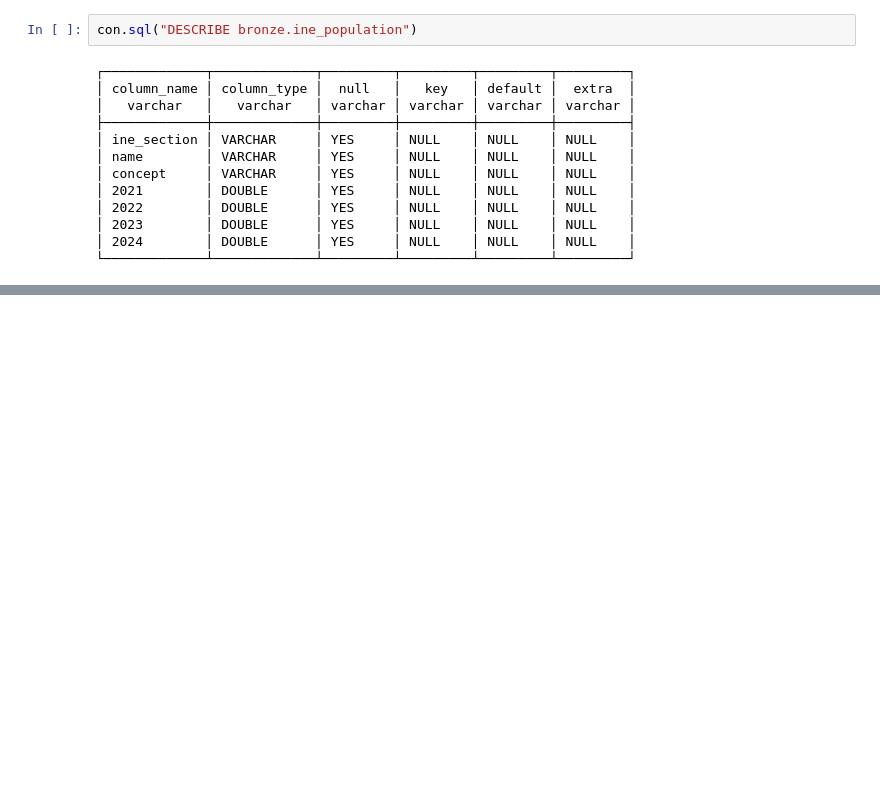
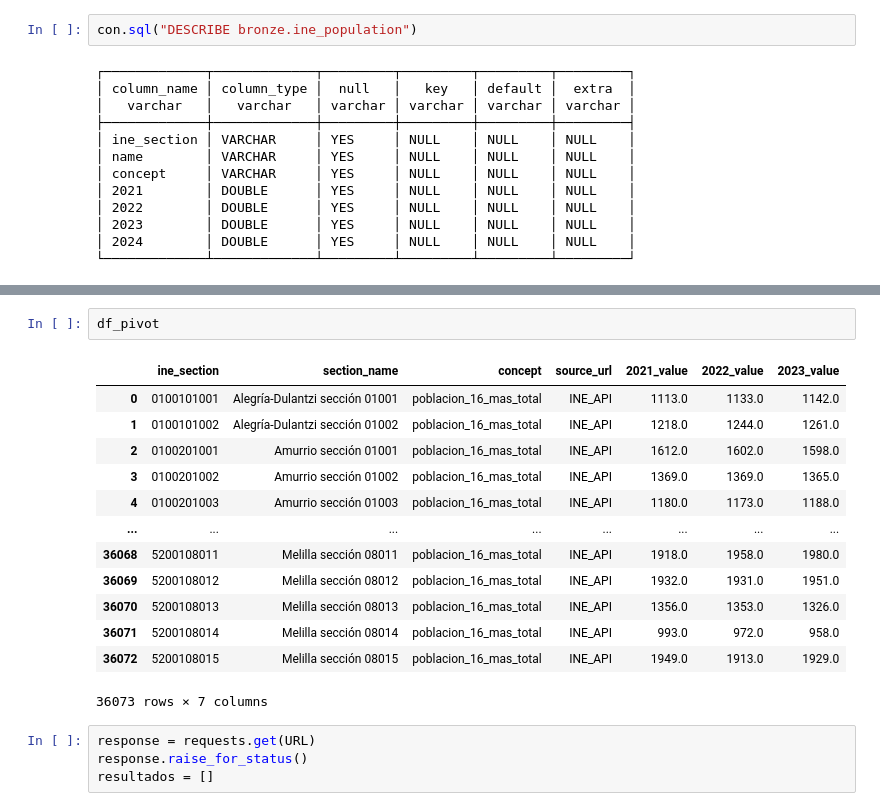
Before and after one commit to AleacionFerrica/BDET_mobility, a Jupyter notebook: ine_ingest.ipynb, the cells around one changed output, grey strips where cells are left out. Drawn from its saved outputs; the diff is of its cells as text; blank space fills up the shorter version.

```diff
--- a/ine_ingest.ipynb
+++ b/ine_ingest.ipynb
@@ -306,0 +398,20 @@ con.sql("DESCRIBE bronze.ine_population")
+# %%
+df_pivot
+# %% [output]
+|  | ine_section | section_name | concept | source_url | 2021_value | 2022_value | 2023_value |
+| 0 | 0100101001 | Alegría-Dulantzi sección 01001 | poblacion_16_mas_total | INE_API | 1113.0 | 1133.0 | 1142.0 |
+| 1 | 0100101002 | Alegría-Dulantzi sección 01002 | poblacion_16_mas_total | INE_API | 1218.0 | 1244.0 | 1261.0 |
+| 2 | 0100201001 | Amurrio sección 01001 | poblacion_16_mas_total | INE_API | 1612.0 | 1602.0 | 1598.0 |
+| 3 | 0100201002 | Amurrio sección 01002 | poblacion_16_mas_total | INE_API | 1369.0 | 1369.0 | 1365.0 |
+| 4 | 0100201003 | Amurrio sección 01003 | poblacion_16_mas_total | INE_API | 1180.0 | 1173.0 | 1188.0 |
+| ... | ... | ... | ... | ... | ... | ... | ... |
+| 36068 | 5200108011 | Melilla sección 08011 | poblacion_16_mas_total | INE_API | 1918.0 | 1958.0 | 1980.0 |
+| 36069 | 5200108012 | Melilla sección 08012 | poblacion_16_mas_total | INE_API | 1932.0 | 1931.0 | 1951.0 |
+| 36070 | 5200108013 | Melilla sección 08013 | poblacion_16_mas_total | INE_API | 1356.0 | 1353.0 | 1326.0 |
+| 36071 | 5200108014 | Melilla sección 08014 | poblacion_16_mas_total | INE_API | 993.0 | 972.0 | 958.0 |
+| 36072 | 5200108015 | Melilla sección 08015 | poblacion_16_mas_total | INE_API | 1949.0 | 1913.0 | 1929.0 |
+36073 rows × 7 columns
+# %%
+response = requests.get(URL)
+response.raise_for_status()
+resultados = []
```
Also changed, not shown: parts of 3 cells of this notebook, 10 other files.
